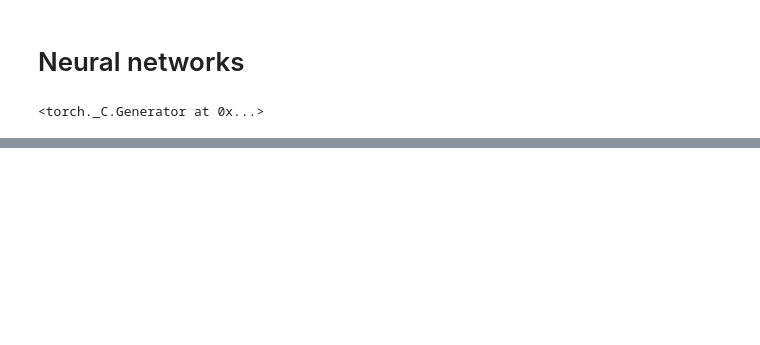
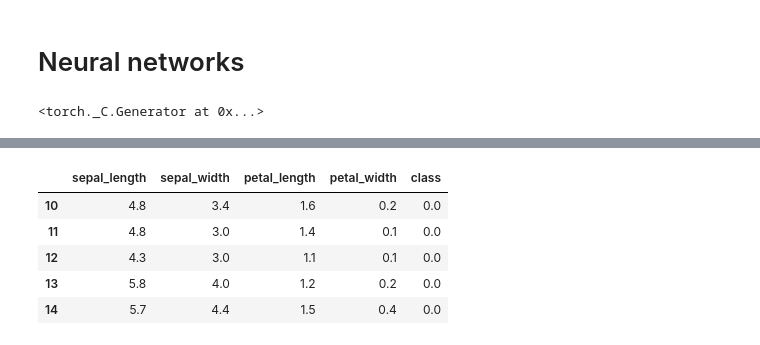
Before and after one commit to matteol1/Data-Science-ML-DL-, a Jupyter notebook: Sample_Neural_Network.ipynb, the cells around one changed output, grey strips where cells are left out. Saved outputs shown, nothing was run; the diff lists cells and outputs as text; code cells hidden in the pictures; blank space fills up the shorter version.

```diff
--- a/Sample_Neural_Network.ipynb
+++ b/Sample_Neural_Network.ipynb
@@ -38,0 +78,9 @@ model = ModelNetwork1()
+# %%
+mydata[10:15]
+# %% [output]
+|  | sepal_length | sepal_width | petal_length | petal_width | class |
+| 10 | 4.8 | 3.4 | 1.6 | 0.2 | 0.0 |
+| 11 | 4.8 | 3.0 | 1.4 | 0.1 | 0.0 |
+| 12 | 4.3 | 3.0 | 1.1 | 0.1 | 0.0 |
+| 13 | 5.8 | 4.0 | 1.2 | 0.2 | 0.0 |
+| 14 | 5.7 | 4.4 | 1.5 | 0.4 | 0.0 |
```
Also changed, not shown: parts of 20 cells of this notebook.
